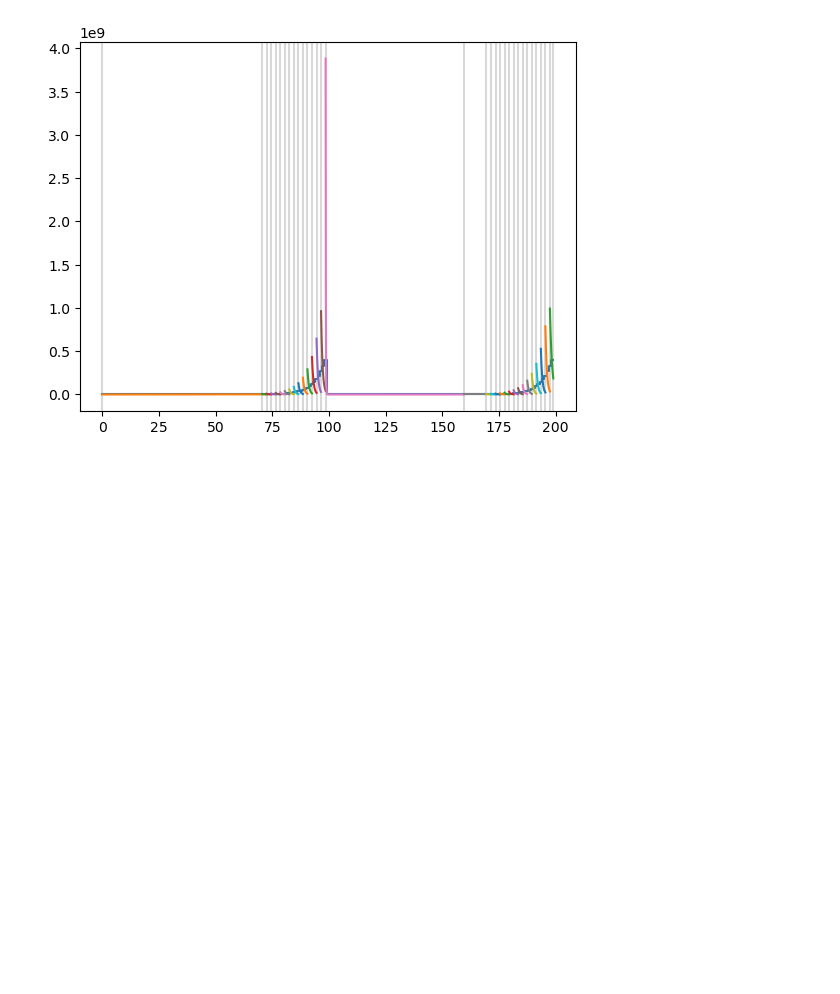
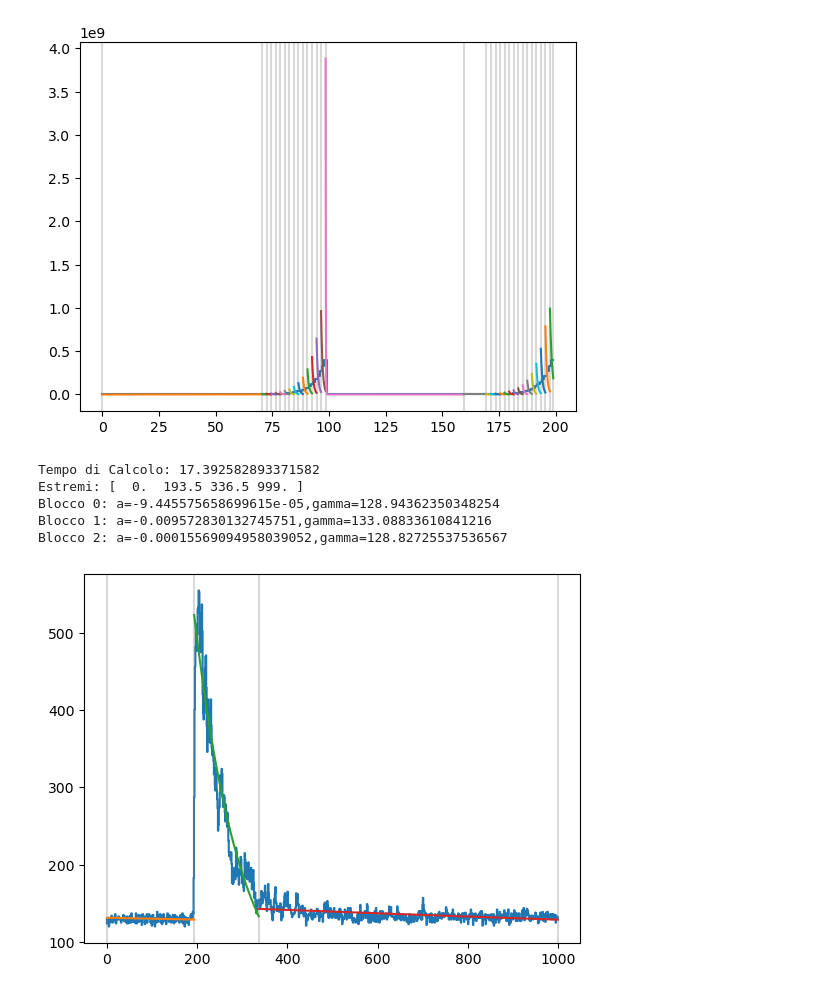
Before and after one commit to ASTRO-EDU/BBexponential, a Jupyter notebook: bayesian_blocks_exp.ipynb, the cells around one changed output. Saved outputs shown, nothing was run; the diff lists cells and outputs as text; code cells hidden in the pictures; blank space fills up the shorter version.

```diff
--- a/bayesian_blocks_exp.ipynb
+++ b/bayesian_blocks_exp.ipynb
@@ -490,3 +631,17 @@ Blocco 29: a=-1.5544805605262364,gamma=23581991.12599407
 Blocco 30: a=-1.554480558987471,gamma=35180196.939835116
 Blocco 31: a=-1.1164853880672436,gamma=185963779.4496897
 [figure]
+# %%
+from reader_class import Reader
+from bb_exponential import test_bb_exp
+data = Reader().get_data_list('/home/tirocinio/Codice/tirocinio/Dati/DL0/acquisizione_2023_01_27/rpg0/dl0/wf_runId_00293_configId_00000_2023-01-27T14_32_51.090204.h5',0,100)
+t=np.arange(0,1000)
+x=data[0][1000:2000]
+test_bb_exp(t,x,fitness=ExponentialBlocks_Events,ncp_prior=2000)
+# %% [output]
+Tempo di Calcolo: 17.392582893371582
+Estremi: [  0.  193.5 336.5 999. ]
+Blocco 0: a=-9.445575658699615e-05,gamma=128.94362350348254
+Blocco 1: a=-0.009572830132745751,gamma=133.08833610841216
+Blocco 2: a=-0.00015569094958039052,gamma=128.82725537536567
+[figure, added]
```
Also changed, not shown: parts of 2 cells of this notebook, 8 other files.
